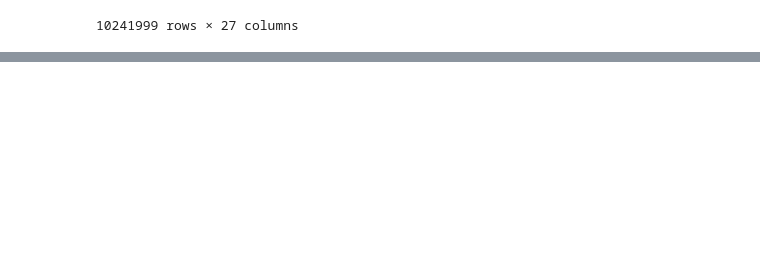
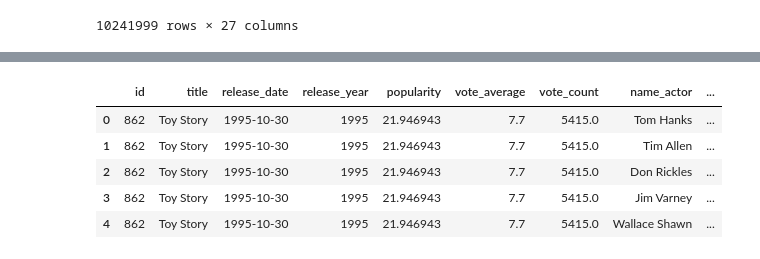
Before and after one commit to danser996/PI_DS, a Jupyter notebook: code/combinacion_data.ipynb, the cells around one changed output, grey strips where cells are left out. Saved outputs shown, nothing was run; the diff lists cells and outputs as text; code cells hidden in the pictures; blank space fills up the shorter version.

```diff
--- a/code/combinacion_data.ipynb
+++ b/code/combinacion_data.ipynb
@@ -83,0 +146,26 @@ merge_df
+# %%
+# reemplazamos los nombres de los meses en ingles a español
+meses = {
+    'January': 'enero',
+    'February': 'febrero',
+    'March': 'marzo',
+    'April': 'abril',
+    'May': 'mayo',
+    'June': 'junio',
+    'July': 'julio',
+    'August': 'agosto',
+    'September': 'septiembre',
+    'October': 'octubre',
+    'November': 'noviembre',
+    'December': 'diciembre'
+}
+
+data.release_month.replace(meses, inplace=True)
+data.head()
+# %% [output]
+|  | id | title | release_date | release_year | popularity | vote_average | vote_count | name_actor | ... |
+| 0 | 862 | Toy Story | 1995-10-30 | 1995 | 21.946943 | 7.7 | 5415.0 | Tom Hanks | ... |
+| 1 | 862 | Toy Story | 1995-10-30 | 1995 | 21.946943 | 7.7 | 5415.0 | Tim Allen | ... |
+| 2 | 862 | Toy Story | 1995-10-30 | 1995 | 21.946943 | 7.7 | 5415.0 | Don Rickles | ... |
+| 3 | 862 | Toy Story | 1995-10-30 | 1995 | 21.946943 | 7.7 | 5415.0 | Jim Varney | ... |
+| 4 | 862 | Toy Story | 1995-10-30 | 1995 | 21.946943 | 7.7 | 5415.0 | Wallace Shawn | ... |
```
Also changed, not shown: parts of 17 cells of this notebook, 32 other files.
